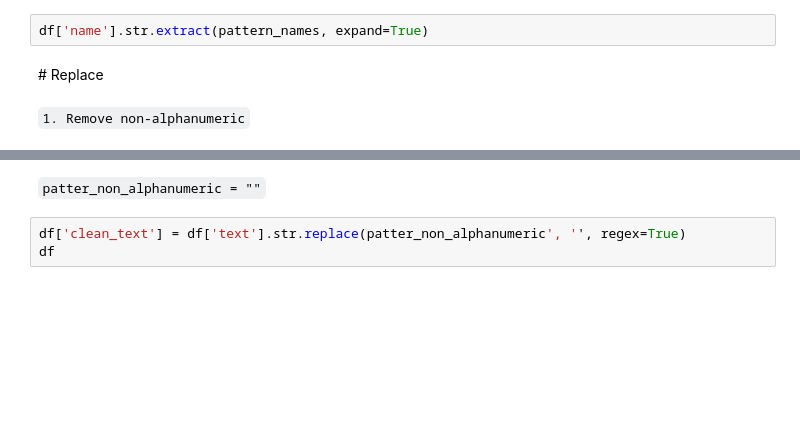
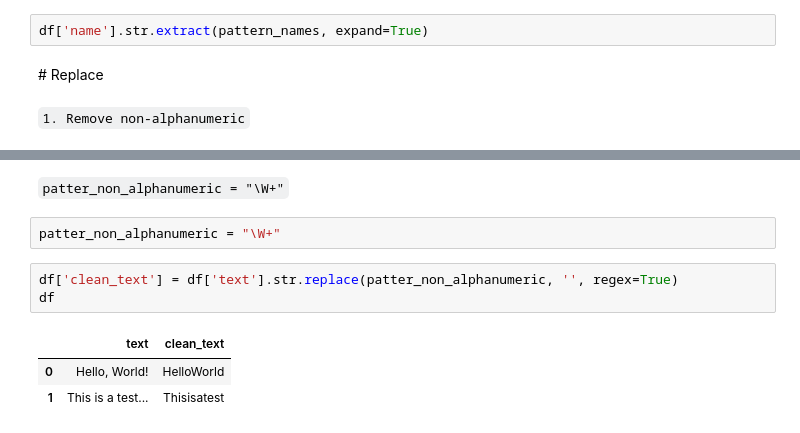
Before and after one commit to Ironhack-data-bcn-oct-2023/lectures, a Jupyter notebook: week-2/5.2. Regex/2. Regex II - In pandas.ipynb, the cells around one changed output, grey strips where cells are left out. Cells and saved outputs as stored; diff of their text form; blank space fills up the shorter version.

```diff
--- a/week-2/5.2. Regex/2. Regex II - In pandas.ipynb
+++ b/week-2/5.2. Regex/2. Regex II - In pandas.ipynb
@@ -53,5 +77,11 @@ df
 # %% [markdown]
-`patter_non_alphanumeric = ""`
+`patter_non_alphanumeric = "\W+"`
+# %%
+patter_non_alphanumeric = "\W+"
 # %%
-df['clean_text'] = df['text'].str.replace(patter_non_alphanumeric', '', regex=True)
+df['clean_text'] = df['text'].str.replace(patter_non_alphanumeric, '', regex=True)
 df
+# %% [output]
+|  | text | clean_text |
+| 0 | Hello, World! | HelloWorld |
+| 1 | This is a test... | Thisisatest |
```
Also changed, not shown: parts of 9 cells of this notebook.
